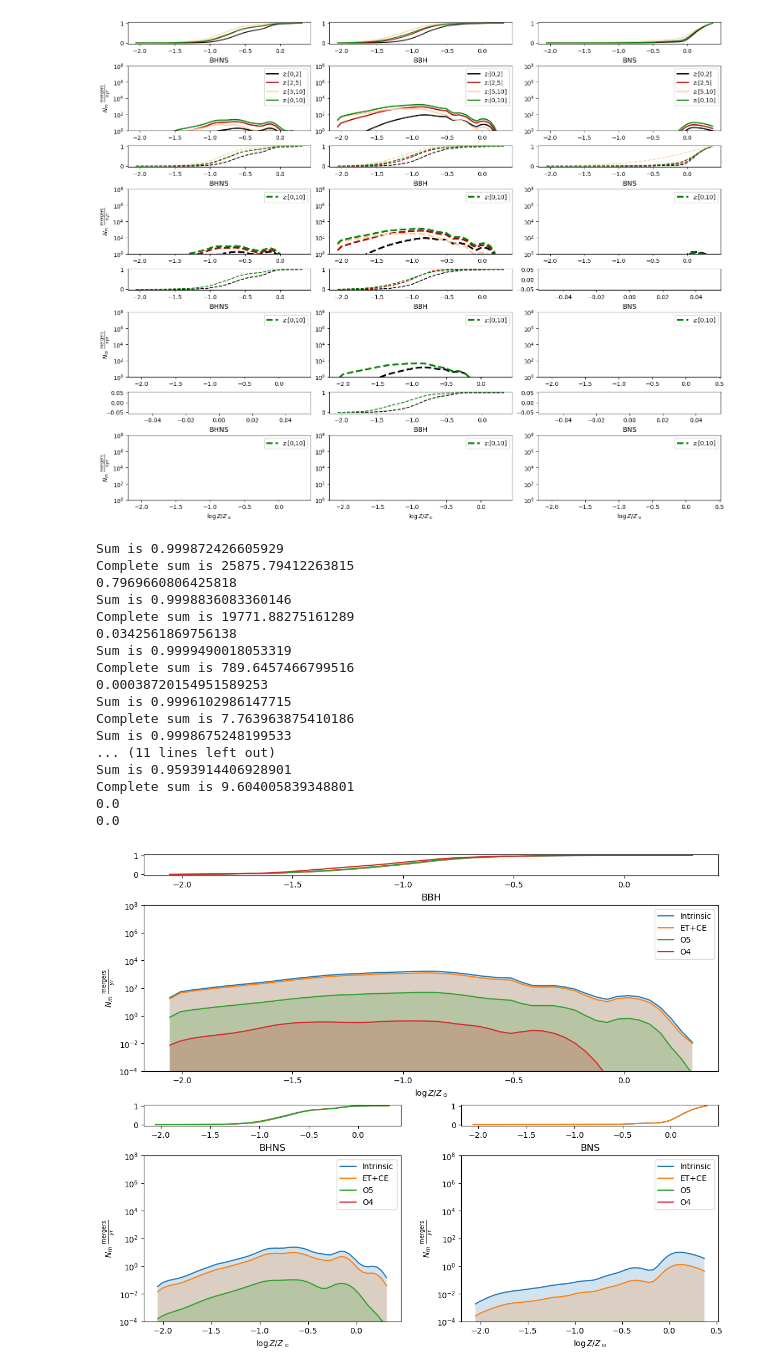
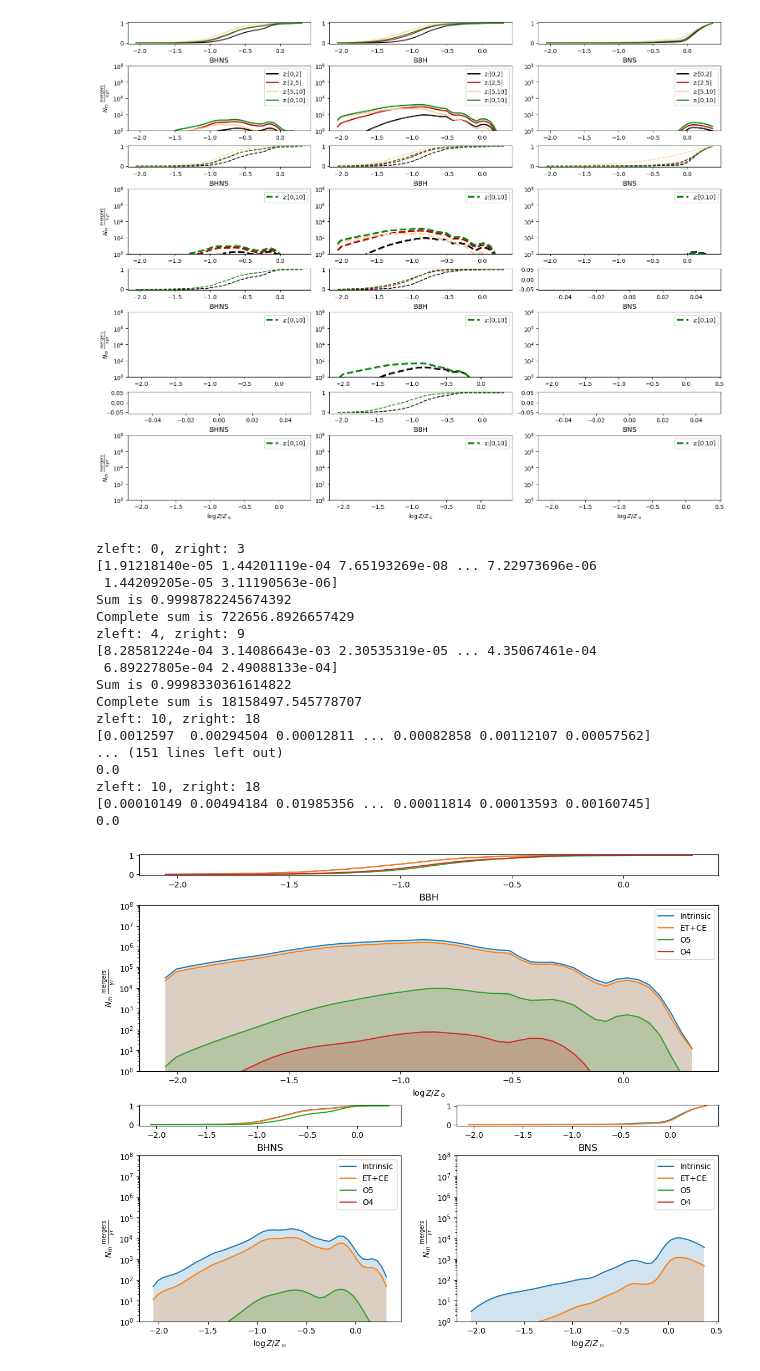
Before and after one commit to stlgolfer/metallicity_mergers, a Jupyter notebook: large_plot.ipynb, the cells around one changed output. Cells and saved outputs as stored; diff of their text form; code cells hidden in the pictures.

Commit message:
Riemann sum for large plot

```diff
--- a/large_plot.ipynb
+++ b/large_plot.ipynb
@@ -35,9 +35,11 @@ def get_metallicity_plot(plotting_data, sens_file, left, right, with_SNR=False):
     # def do_metallicity_plot_to_redshift(left, right, with_SNR=False):
     z_left = np.digitize(left, redshifts)
     z_right = np.digitize(right, redshifts)-1
-    assert z_left >= 0 and z_right >= 0, "Bad redshift bin query"
+    print(f'zleft: {z_left}, zright: {z_right}')
+    assert (z_left >= 0 and z_right >= 0) or z_left == z_right, "Bad redshift bin query"
 
     weights = np.sum(all_weights[:, z_left:z_right], axis=1)
+    print(weights)
     snr = 1
     if with_SNR:
         snr_block = all_snr_weights[z_left:z_right,:]
@@ -45,7 +47,7 @@ def get_metallicity_plot(plotting_data, sens_file, left, right, with_SNR=False):
         print(snr)
         divisor = snr_block.shape[0]
         weights *= np.sum(snr_block,axis=0)/(snr_block.shape[0]) if divisor > 0 else 0
-    if np.allclose(weights,0):
+    if np.allclose(weights,0) or np.sum(np.isnan(weights))>0:
         null_bins = np.linspace(np.min(Zm), np.max(Zm), 50)
         return null_bins, np.zeros_like(null_bins)
     dco_met_hist, dco_met_bins = np.histogram(
@@ -67,7 +69,7 @@ def get_metallicity_plot(plotting_data, sens_file, left, right, with_SNR=False):
     # normalize by using comoving shell
     Vleft = Planck13.comoving_volume(left).to(u.Gpc**3).value
     Vright = Planck13.comoving_volume(right).to(u.Gpc**3).value
-    comoving_volume = 1#Vright - Vleft
+    comoving_volume = Vright - Vleft
 
     plot_line = dco_metallicity_weighted_kde(dco_met_bins_midpoints)*dlogZ*np.sum(weights)*comoving_volume
     print(f'Complete sum is {np.sum(plot_line)}')
@@ -283,51 +285,61 @@ large_ax = large_fig.subplot_mosaic([
     ['Top', 'Top'],
     ['LeftCDF', 'RightCDF'],
     ['Left', 'Right']
 ], height_ratios=[1, 8, 1, 8])
 def plot_subpopulation(pop_type, loc):
     with open(f'./fiducial_{pop_type}.pkl', 'rb') as p:
         intrinsic = pickle.load(p)
         ax = large_ax[loc]
         def subpopulation_sens(sens, label, with_SNR):
-            dco_met_bins_midpoints, plot_line = get_metallicity_plot(intrinsic, sens, 0, 10, with_SNR=with_SNR)
-            ax.fill_between(dco_met_bins_midpoints, plot_line, alpha=0.2)
-            ax.plot(dco_met_bins_midpoints, plot_line, label=label)
-            large_ax[f'{loc}CDF'].plot(dco_met_bins_midpoints, np.cumsum(plot_line)/np.sum(plot_line), label=label)
+            # dco_met_bins_midpoints, plot_line = get_metallicity_plot(intrinsic, sens, 0, 10, with_SNR=with_SNR)
+            # so we can't just do one sum as this will likely overestimate. need to do reimannian sum. we are only as accurate as the original bins we used
+            # so we should probably use them
+            rs_max_bins = [0, 2, 5, 10] # different bins might cause an issue later
+            zm_start, counts_start = get_metallicity_plot(intrinsic, sens, rs_max_bins[0], rs_max_bins[1], with_SNR=with_SNR)
+            sum_total = counts_start
+            for i in range(1, len(rs_max_bins)-1):
+                _, counts = get_metallicity_plot(intrinsic, sens, rs_max_bins[i], rs_max_bins[i+1], with_SNR=with_SNR)
+                sum_total = sum_total + counts
+            ax.fill_between(zm_start, sum_total, alpha=0.2)
+            # ax.plot(dco_met_bins_midpoints, plot_line, label=label)
+            # ax.plot(dco_met_bins_midpoints, 1e6*np.ones_like(dco_met_bins_midpoints))
+            ax.plot(zm_start, sum_total, label=label)
+            large_ax[f'{loc}CDF'].plot(zm_start, np.cumsum(sum_total)/np.sum(sum_total), label=label)
         ax.set_yscale('log')
         ax.set_title(pop_type)
-        ax.set_ylim(1e-4,1e8)
+        ax.set_ylim(1,1e8)
         ax.set_ylabel(r'$N_m~\frac{\text{mergers}}{yr}$')
         ax.set_xlabel(r'$\log Z/Z_\odot$')
 
         subpopulation_sens(f'{pop_type}_O5_8.npy', 'Intrinsic', False)
         subpopulation_sens(f'{pop_type}_ET_CE_10.npy', 'ET+CE', True)
         subpopulation_sens(f'{pop_type}_O5_8.npy', 'O5', True)
         subpopulation_sens(f'{pop_type}_O4_8.npy', 'O4', True)
         ax.legend()
         # ax.legend()
         # plot(intrinsic, large_ax[loc], f'{pop_type}_O5_8.npy', large_ax[f'{loc}CDF'], intrinsic=False, do_binning=False)
         # plot(intrinsic, large_ax[loc], f'{pop_type}_O4_8.npy', large_ax[f'{loc}CDF'], intrinsic=False, do_binning=False)
         # plot(intrinsic, large_ax[loc], f'{pop_type}_ET_CE_10.npy', large_ax[f'{loc}CDF'], intrinsic=False, do_binning=False)
 plot_subpopulation('BBH', 'Top')
 plot_subpopulation('BHNS', 'Left')
 plot_subpopulation('BNS', 'Right')
 large_fig.show()
 # %% [output]
-Sum is 0.999872426605929
-Complete sum is 25875.79412263815
-0.7969660806425818
-Sum is 0.9998836083360146
-Complete sum is 19771.88275161289
-0.0342561869756138
-Sum is 0.9999490018053319
-Complete sum is 789.6457466799516
-0.00038720154951589253
-Sum is 0.9996102986147715
-Complete sum is 7.763963875410186
-Sum is 0.9998675248199533
-... (11 lines left out)
-Sum is 0.9593914406928901
-Complete sum is 9.604005839348801
+zleft: 0, zright: 3
+[1.91218140e-05 1.44201119e-04 7.65193269e-08 ... 7.22973696e-06
+ 1.44209205e-05 3.11190563e-06]
+Sum is 0.9998782245674392
+Complete sum is 722656.8926657429
+zleft: 4, zright: 9
+[8.28581224e-04 3.14086643e-03 2.30535319e-05 ... 4.35067461e-04
+ 6.89227805e-04 2.49088133e-04]
+Sum is 0.9998330361614822
+Complete sum is 18158497.545778707
+zleft: 10, zright: 18
+[0.0012597  0.00294504 0.00012811 ... 0.00082858 0.00112107 0.00057562]
+... (151 lines left out)
 0.0
+zleft: 10, zright: 18
+[0.00010149 0.00494184 0.01985356 ... 0.00011814 0.00013593 0.00160745]
 0.0
-[figure, old version]
+[figure, new version]
```
